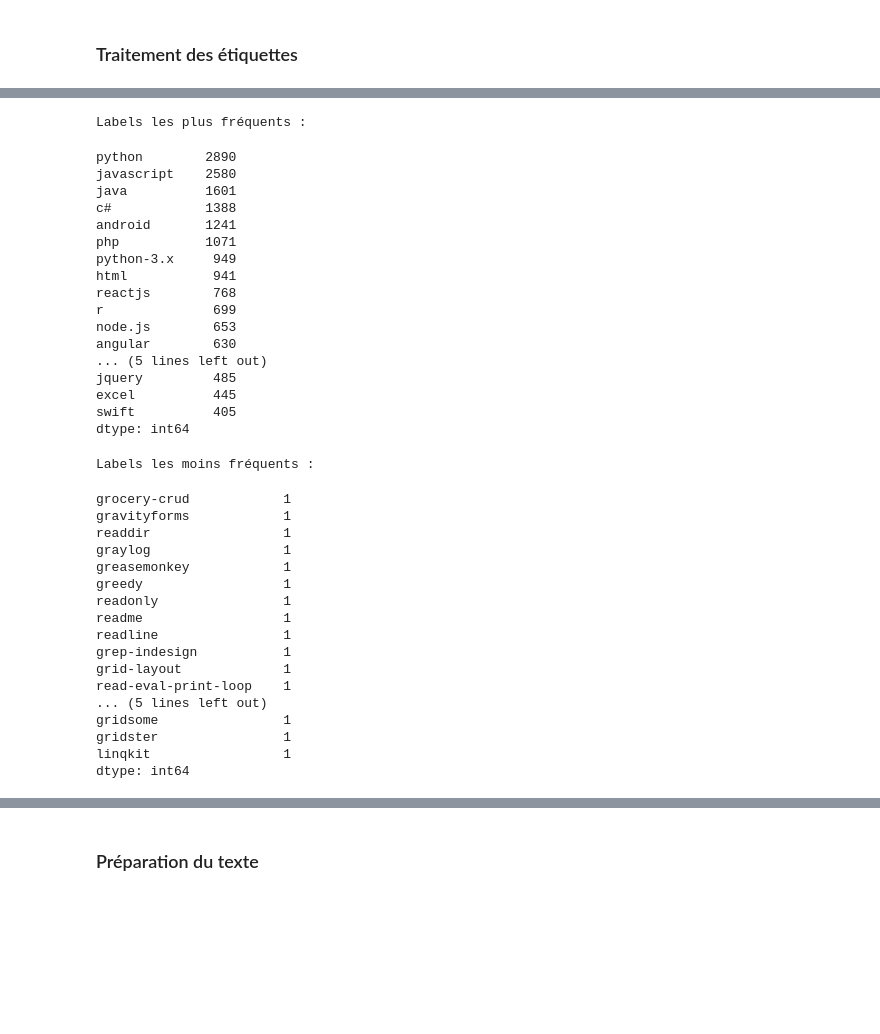
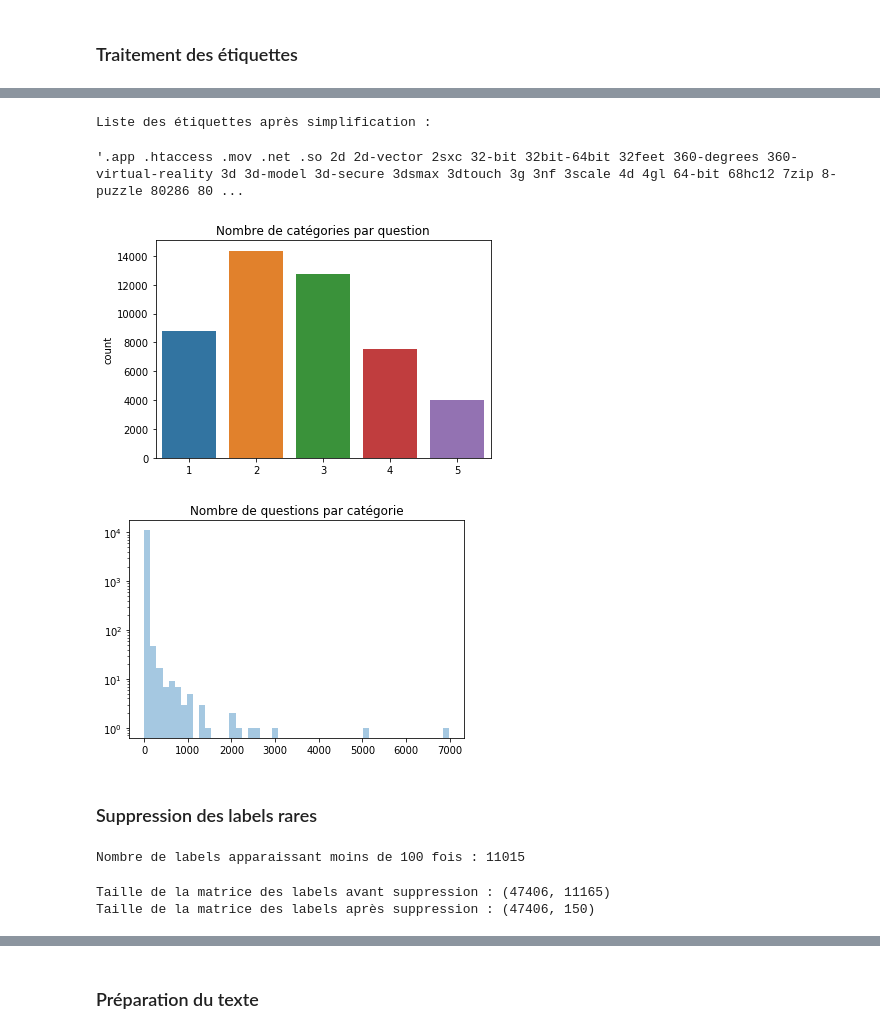
Before and after one commit to RegisC/so_tagging, a Jupyter notebook: P6-Exploration.ipynb, the cells around one changed output, grey strips where cells are left out. Cells and saved outputs as stored; diff of their text form; code cells hidden in the pictures; blank space fills up the shorter version.

```diff
--- a/P6-Exploration.ipynb
+++ b/P6-Exploration.ipynb
@@ -76,7 +92,3 @@ Nouvelle taille des données : (24442, 6)
 ## Analyse initiale
 # %% [markdown]
 ### Traitement des étiquettes
-# %%
-def tokenize_tags(t):
-    tags_list = re.findall('\<(.*?)\>', t)
-    return tags_list
@@ -95,47 +156,37 @@ Nombre d'étiquettes attribuées : 69273
+# %%
+print("Liste des étiquettes après simplification :")
+" ".join(cv.get_feature_names())
+# %% [output]
+Liste des étiquettes après simplification :
+'.app .htaccess .mov .net .so 2d 2d-vector 2sxc 32-bit 32bit-64bit 32feet 360-degrees 360-virtual-reality 3d 3d-model 3d-secure 3dsmax 3dtouch 3g 3nf 3scale 4d 4gl 64-bit 68hc12 7zip 8-puzzle 80286 80 ...
+# %%
+num_labels = np.squeeze(np.asarray(tags.sum(axis=1)))
+axes = sns.countplot(num_labels);
+axes.set_title("Nombre de catégories par question");
+# %% [output]
+[figure, added]
 # %%
 tags_s = pd.Series(np.squeeze(np.asarray(tags.sum(axis=0))),
                    index=cv.get_feature_names())
 tags_s.sort_values(inplace=True, ascending=False)
-print("Labels les plus fréquents :")
-tags_s.head(20)
+axes = sns.distplot(tags_s, kde=False);
+axes.set_yscale('log');
+axes.set_title("Nombre de questions par catégorie");
 # %% [output]
-Labels les plus fréquents :
-python        2890
-javascript    2580
-java          1601
-c#            1388
-android       1241
-php           1071
-python-3.x     949
-html           941
-reactjs        768
-r              699
-node.js        653
-angular        630
-... (5 lines left out)
-jquery         485
-excel          445
-swift          405
-dtype: int64
+[figure, added]
-# %%
-print("Labels les moins fréquents :")
-tags_s.tail(20)
-# %% [output]
-Labels les moins fréquents :
-grocery-crud            1
-gravityforms            1
-readdir                 1
-graylog                 1
-greasemonkey            1
-greedy                  1
-readonly                1
-readme                  1
-readline                1
-grep-indesign           1
-grid-layout             1
-read-eval-print-loop    1
-... (5 lines left out)
-gridsome                1
-gridster                1
-linqkit                 1
-dtype: int64
+# %% [markdown]
+### Suppression des labels rares
+# %%
+TRESHOLD = 100
+count = sum(np.sum(tags.toarray(), axis=0, keepdims=False) <= TRESHOLD)
+print(f"Nombre de labels apparaissant moins de {TRESHOLD} fois : {count}")
+# %% [output]
+Nombre de labels apparaissant moins de 100 fois : 11015
+# %%
+print(f"Taille de la matrice des labels avant suppression : {tags.shape}")
+keep_cols = np.sum(tags.toarray(), axis=0, keepdims=False) > TRESHOLD
+tags = tags[:, keep_cols]
+print(f"Taille de la matrice des labels après suppression : {tags.shape}")
+# %% [output]
+Taille de la matrice des labels avant suppression : (47406, 11165)
+Taille de la matrice des labels après suppression : (47406, 150)
```
Also changed, not shown: parts of 108 cells of this notebook, 2 other files.
